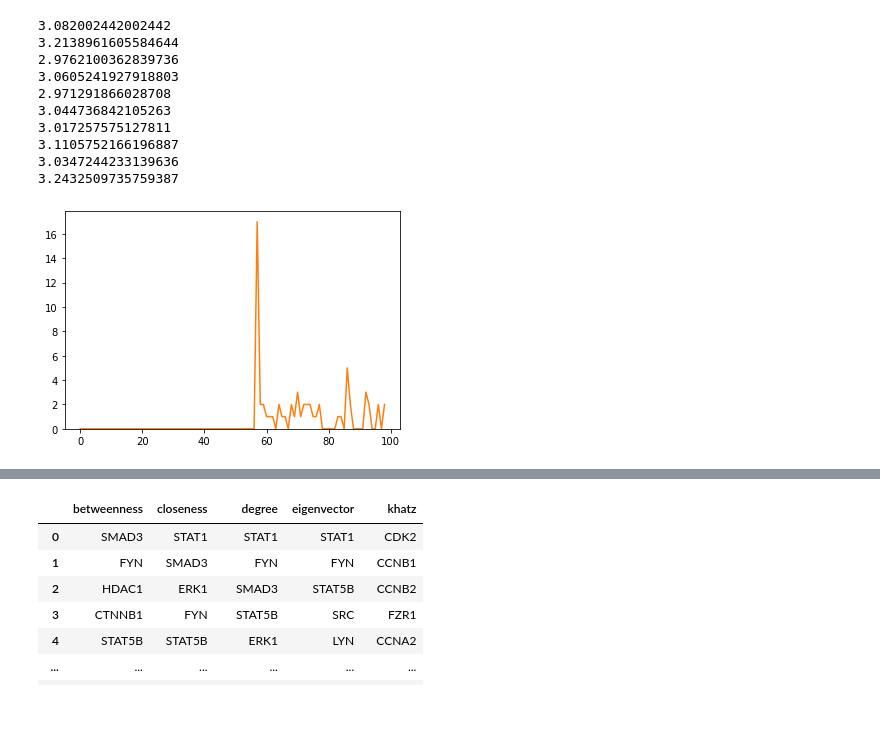
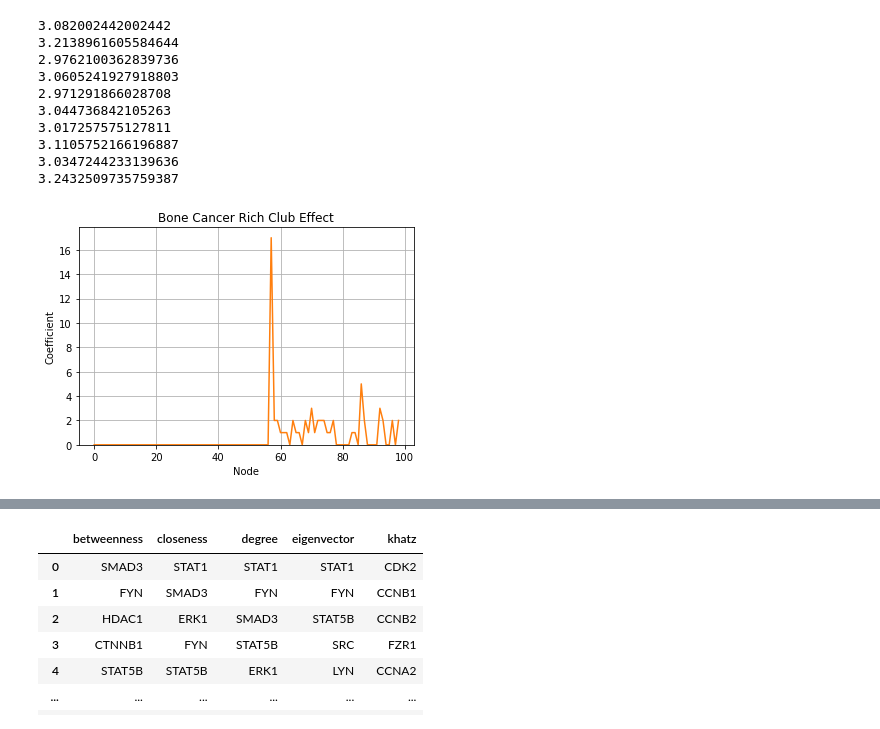
Before and after one commit to arkaprabha10/Cancer-PPIN-Analysis, a Jupyter notebook: Implementation/AnalysisCode.ipynb, the cells around one changed output, grey strips where cells are left out. Drawn from its saved outputs; the diff is of its cells as text; code cells hidden in the pictures.

```diff
--- a/Implementation/AnalysisCode.ipynb
+++ b/Implementation/AnalysisCode.ipynb
@@ -1075,69 +1075,89 @@ ud_epi = ud_epi.remove_edges_from(nx.selfloop_edges(ud_epi))
 rc = nx.rich_club_coefficient(cancer1_graph, normalized=True, seed=10)
 n1,x1,_1 = plt.hist(rc.values(),bins=np.linspace(0, max(rc.values()), 100), visible = False)
 plt.plot(n1)
+plt.grid()
+plt.xlabel('Node')
+plt.ylabel('Coefficient')
+plt.title('Bone Cancer Rich Club Effect')
 plt.show()
 
-ud_epi = cancer2_graph
-ud_epi = ud_epi.remove_edges_from(nx.selfloop_edges(ud_epi))
-rc = nx.rich_club_coefficient(ud_epi, normalized=True, seed=10)
-n1,x1,_1 = plt.hist(rc.values(),bins=np.linspace(0, max(rc.values()), 100), visible = False)
-plt.plot(n1)
-plt.show()
+# ud_epi = cancer2_graph
+# ud_epi = ud_epi.remove_edges_from(nx.selfloop_edges(ud_epi))
+# rc = nx.rich_club_coefficient(ud_epi, normalized=True, seed=10)
+# n1,x1,_1 = plt.hist(rc.values(),bins=np.linspace(0, max(rc.values()), 100), visible = False)
+# plt.plot(n1)
+# plt.show()
 
 ud_epi = cancer3_graph
 ud_epi = ud_epi.remove_edges_from(nx.selfloop_edges(ud_epi))
 rc = nx.rich_club_coefficient(cancer3_graph, normalized=True, seed=10)
 n1,x1,_1 = plt.hist(rc.values(),bins=np.linspace(0, max(rc.values()), 100), visible = False)
 plt.plot(n1)
+plt.grid()
+plt.xlabel('Node')
+plt.ylabel('Coefficient')
+plt.title('Breast Cancer Rich Club Effect')
 plt.show()
 
-ud_epi = cancer4_graph
-ud_epi = ud_epi.remove_edges_from(nx.selfloop_edges(ud_epi))
-rc = nx.rich_club_coefficient(cancer4_graph, normalized=True, seed=10)
-n1,x1,_1 = plt.hist(rc.values(),bins=np.linspace(0, max(rc.values()), 100), visible = False)
-plt.plot(n1)
-plt.show()
+# ud_epi = cancer4_graph
+# ud_epi = ud_epi.remove_edges_from(nx.selfloop_edges(ud_epi))
+# rc = nx.rich_club_coefficient(cancer4_graph, normalized=True, seed=10)
+# n1,x1,_1 = plt.hist(rc.values(),bins=np.linspace(0, max(rc.values()), 100), visible = False)
+# plt.plot(n1)
+# plt.show()
 
 ud_epi = cancer5_graph
 ud_epi = ud_epi.remove_edges_from(nx.selfloop_edges(ud_epi))
 rc = nx.rich_club_coefficient(cancer5_graph, normalized=True, seed=10)
 n1,x1,_1 = plt.hist(rc.values(),bins=np.linspace(0, max(rc.values()), 100), visible = False)
 plt.plot(n1)
+plt.grid()
+plt.xlabel('Node')
+plt.ylabel('Coefficient')
+plt.title('Colon Cancer Rich Club Effect')
 plt.show()
 
-ud_epi = cancer6_graph
-ud_epi = ud_epi.remove_edges_from(nx.selfloop_edges(ud_epi))
-rc = nx.rich_club_coefficient(cancer6_graph, normalized=True, seed=10)
-n1,x1,_1 = plt.hist(rc.values(),bins=np.linspace(0, max(rc.values()), 100), visible = False)
-plt.plot(n1)
-plt.show()
+# ud_epi = cancer6_graph
+# ud_epi = ud_epi.remove_edges_from(nx.selfloop_edges(ud_epi))
+# rc = nx.rich_club_coefficient(cancer6_graph, normalized=True, seed=10)
+# n1,x1,_1 = plt.hist(rc.values(),bins=np.linspace(0, max(rc.values()), 100), visible = False)
+# plt.plot(n1)
+# plt.show()
 
 ud_epi = cancer7_graph
 ud_epi = ud_epi.remove_edges_from(nx.selfloop_edges(ud_epi))
 rc = nx.rich_club_coefficient(cancer7_graph, normalized=True, seed=10)
 n1,x1,_1 = plt.hist(rc.values(),bins=np.linspace(0, max(rc.values()), 100), visible = False)
 plt.plot(n1)
+plt.grid()
+plt.xlabel('Node')
+plt.ylabel('Coefficient')
+plt.title('Kidney Cancer Rich Club Effect')
 plt.show()
 
-ud_epi = cancer8_graph
-ud_epi = ud_epi.remove_edges_from(nx.selfloop_edges(ud_epi))
-rc = nx.rich_club_coefficient(cancer8_graph, normalized=True, seed=10)
-n1,x1,_1 = plt.hist(rc.values(),bins=np.linspace(0, max(rc.values()), 100), visible = False)
-plt.plot(n1)
-plt.show()
+# ud_epi = cancer8_graph
+# ud_epi = ud_epi.remove_edges_from(nx.selfloop_edges(ud_epi))
+# rc = nx.rich_club_coefficient(cancer8_graph, normalized=True, seed=10)
+# n1,x1,_1 = plt.hist(rc.values(),bins=np.linspace(0, max(rc.values()), 100), visible = False)
+# plt.plot(n1)
+# plt.show()
 
 ud_epi = cancer9_graph
 ud_epi = ud_epi.remove_edges_from(nx.selfloop_edges(ud_epi))
 rc = nx.rich_club_coefficient(cancer9_graph, normalized=True, seed=10)
 n1,x1,_1 = plt.hist(rc.values(),bins=np.linspace(0, max(rc.values()), 100), visible = False)
 plt.plot(n1)
+plt.grid()
+plt.xlabel('Node')
+plt.ylabel('Coefficient')
+plt.title('Liver Cancer Rich Club Effect')
 plt.show()
 
-ud_epi = cancer10_graph
-ud_epi = ud_epi.remove_edges_from(nx.selfloop_edges(ud_epi))
-rc = nx.rich_club_coefficient(cancer10_graph, normalized=True, seed=10)
-n1,x1,_1 = plt.hist(rc.values(),bins=np.linspace(0, max(rc.values()), 100), visible = False)
-plt.plot(n1)
-plt.show()
+# ud_epi = cancer10_graph
+# ud_epi = ud_epi.remove_edges_from(nx.selfloop_edges(ud_epi))
+# rc = nx.rich_club_coefficient(cancer10_graph, normalized=True, seed=10)
+# n1,x1,_1 = plt.hist(rc.values(),bins=np.linspace(0, max(rc.values()), 100), visible = False)
+# plt.plot(n1)
+# plt.show()
 # %% [output]
-[figure, old version]
+[figure, new version]
```
Also changed, not shown: parts of 11 cells of this notebook, 45 other files.
